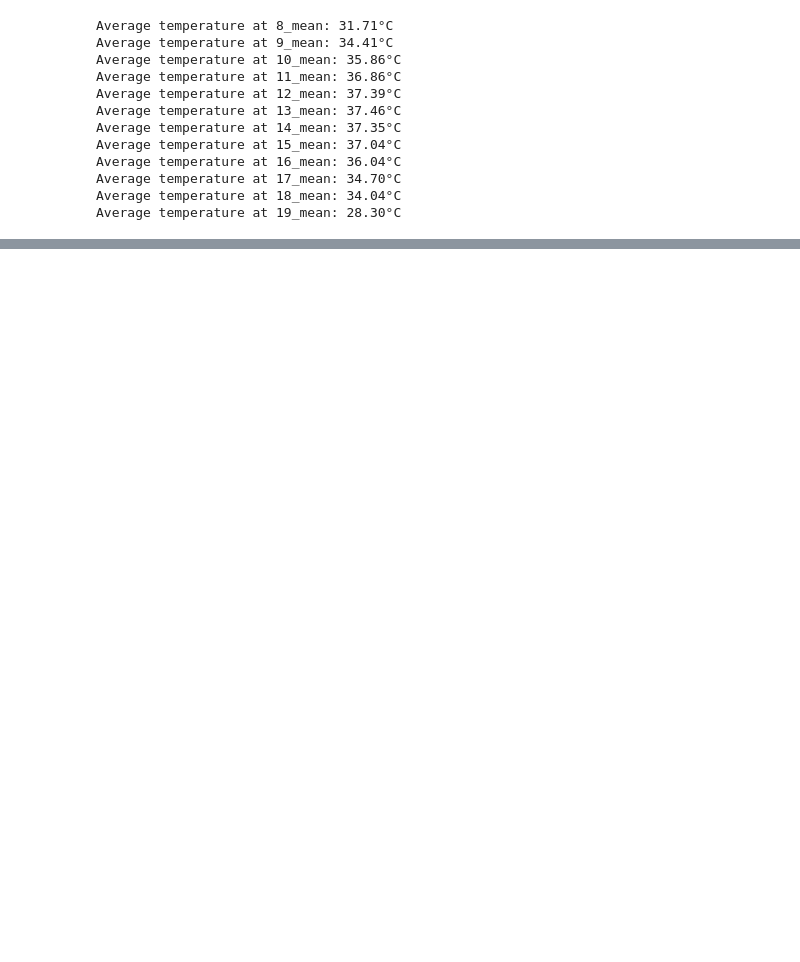
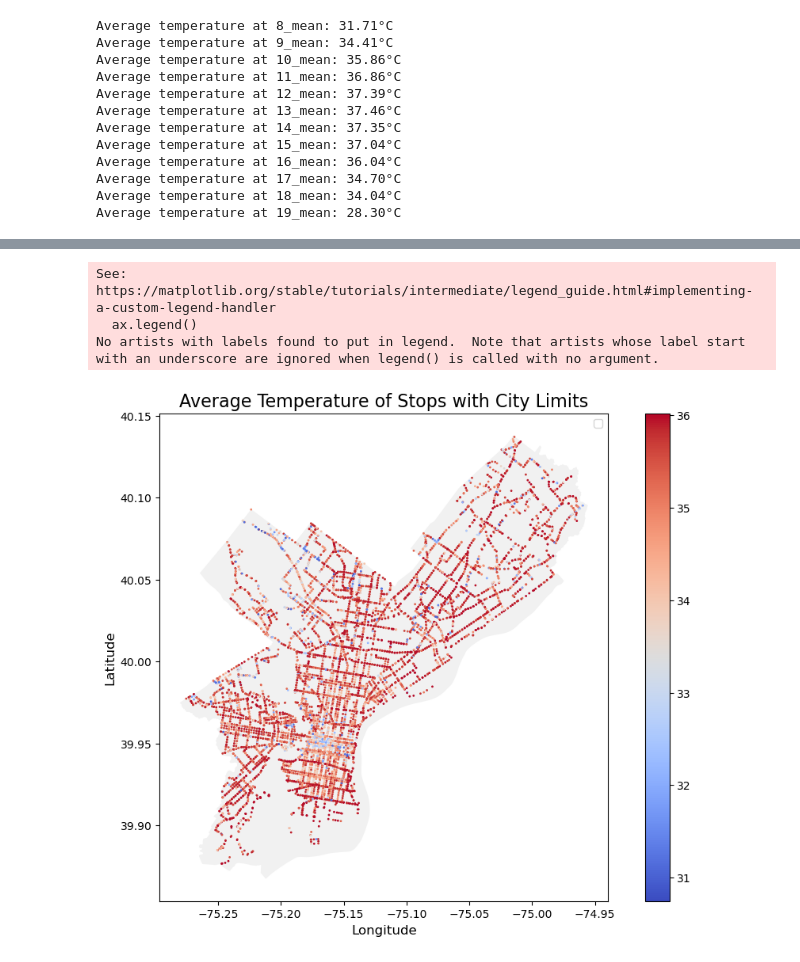
Before and after one commit to ZoeyGuo709/Final, a Jupyter notebook: analysis/DataProcessing.ipynb, the cells around one changed output, grey strips where cells are left out. Saved outputs shown, nothing was run; the diff lists cells and outputs as text; code cells hidden in the pictures; blank space fills up the shorter version.

```diff
--- a/analysis/DataProcessing.ipynb
+++ b/analysis/DataProcessing.ipynb
@@ -213,0 +162,34 @@ NameError: name 'pd' is not defined
+# %%
+import geopandas as gpd
+import matplotlib.pyplot as plt
+
+# Assuming your GeoDataFrame (gdf) has the following columns:
+# - 'geometry': containing the coordinates of each stop
+# - Columns like '8_mean', '9_mean', ..., '19_mean' for temperature readings
+
+# Calculate the average temperature for each stop
+temperature_columns = [col for col in gdf.columns if '_mean' in col]
+gdf['avg_temp'] = gdf[temperature_columns].mean(axis=1)
+
+# Plot the average temperature on a map with city limits overlay
+fig, ax = plt.subplots(1, 1, figsize=(12, 8))
+
+# Plot the city limits
+city_limits_gdf.plot(ax=ax, color='lightgrey',alpha = 0.3, edgecolor='none', label='City Limits')
+
+# Plot the stops with average temperature
+gdf.plot(column='avg_temp', cmap='coolwarm', legend=True, ax=ax, markersize=1)
+
+# Add titles and labels
+ax.set_title('Average Temperature of Stops with City Limits', fontsize=16)
+ax.set_xlabel('Longitude', fontsize=12)
+ax.set_ylabel('Latitude', fontsize=12)
+ax.legend()
+
+# Show the plot
+plt.show()
+# %% [output]
+See: https://matplotlib.org/stable/tutorials/intermediate/legend_guide.html#implementing-a-custom-legend-handler
+  ax.legend()
+No artists with labels found to put in legend.  Note that artists whose label start with an underscore are ignored when legend() is called with no argument.
+[figure, added]
```
Also changed, not shown: parts of 2 cells of this notebook, 9 other files.
